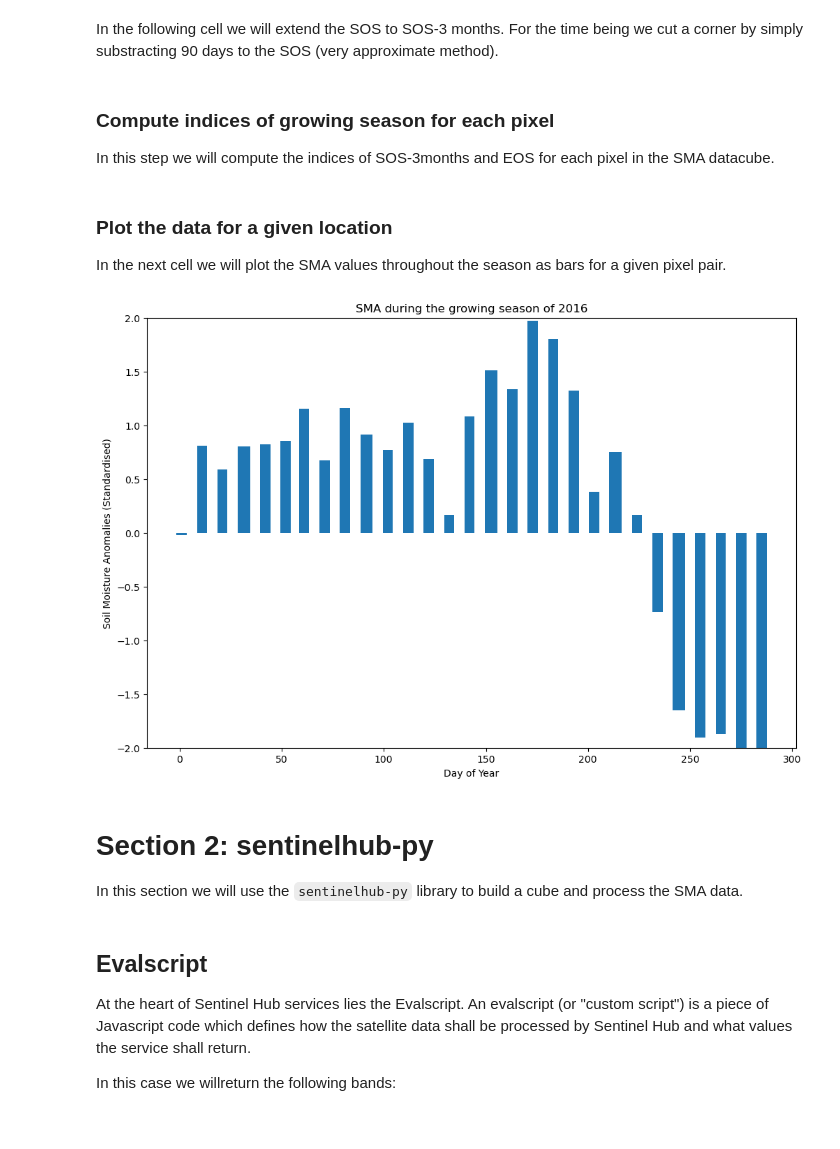
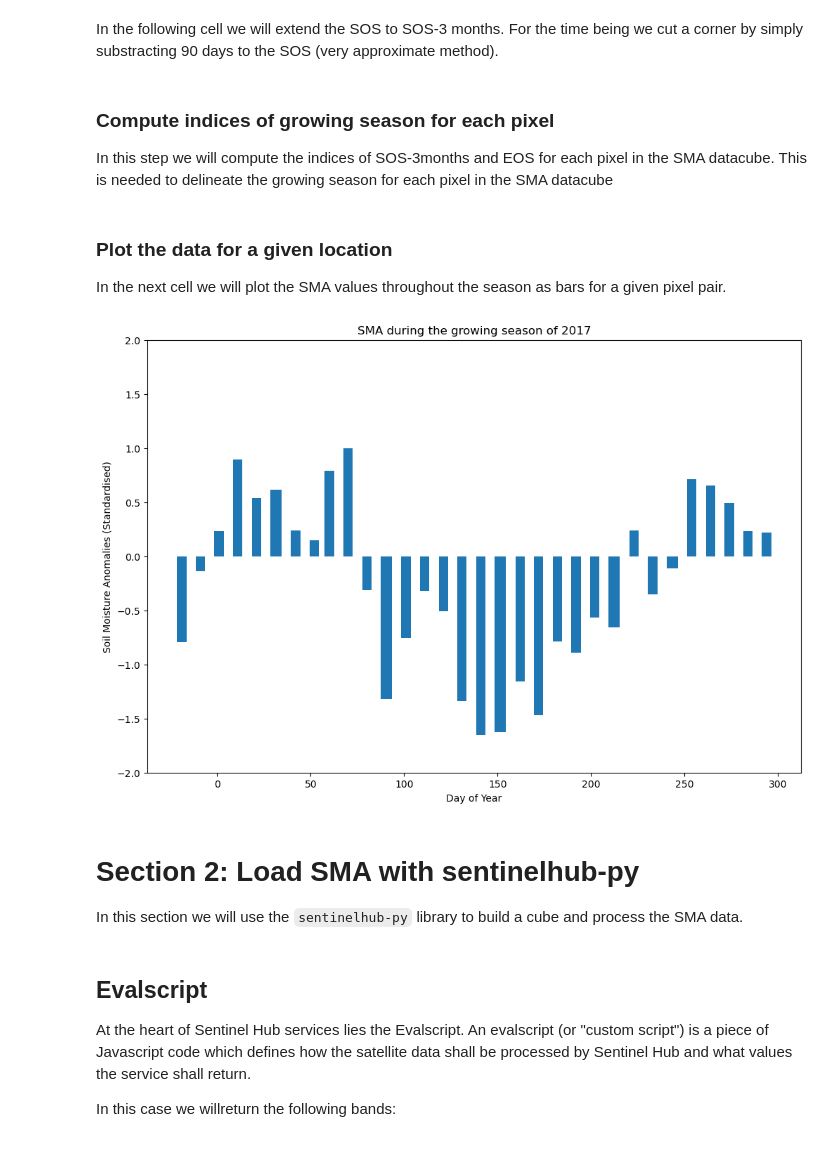
Before and after one commit to VITObelgium/HR-VPP-High-Resolution-Vegetation-Phenology-and-Productivity, a Jupyter notebook: scripts/usecases/notebooks/HR-VPP_drought_usecase.ipynb, the cells around one changed output. Cells and saved outputs as stored; diff of their text form; code cells hidden in the pictures.

```diff
--- a/scripts/usecases/notebooks/HR-VPP_drought_usecase.ipynb
+++ b/scripts/usecases/notebooks/HR-VPP_drought_usecase.ipynb
@@ -226,11 +217,11 @@ def create_xcube_data(band_names, aoi_coords, proj_code, time_period, collection
 
 Based on the previously determined bounding box, we set the projection for the datacubes and their spatial resolution.
 # %%
-# Projection code (see https://docs.sentinel-hub.com/api/latest/api/process/crs/)
-projection_code = "http://www.opengis.net/def/crs/EPSG/0/3035"
-
+projection_code_LAEA = "http://www.opengis.net/def/crs/EPSG/0/3035"
 # Spatial resolution in the units of the projection
-spatial_res = 500  # in meters
+spatial_res_SMA_MRVPP = 500  # in meters since LAEA projection
+spatial_res_CLC = 100 # original resolution of the CLC dataset
+spatial_res_HRVPP = 10
 # %% [markdown]
 ### Setup the Timesat datacube
 
@@ -240,7 +231,7 @@ The timesat collection (which includes the SOS and EOS datasets) contains a data
 time_range = ['{}-01-01'.format(years_names[0]), '{}-12-31'.format(years_names[-1])]
 time_period = '1d'
 band_names = ['sos', 'eos']
-timesat_xcube = create_xcube_data(band_names, aoi_coords_LAEA, projection_code, time_period, EEA_timesat_collection, sh_credentials, time_range, spatial_res = spatial_res)
+timesat_xcube = create_xcube_data(band_names, aoi_coords_LAEA, projection_code_LAEA, time_period, EEA_timesat_collection, sh_credentials, time_range, spatial_res = spatial_res_SMA_MRVPP)
 # %% [markdown]
 ### Setup the SMA datacube
 
@@ -260,7 +247,8 @@ end_date = '{}-12-31'.format(str(years_range[-1]))
 time_range = [start_date, end_date]
 band_names = ['anomaly']
 datatype = 'FLOAT32'
-sma_xcube = create_xcube_data(band_names, aoi_coords_LAEA, projection_code,  time_period,EEA_Soil_Moisture_collection, sh_credentials, time_range, spatial_res = spatial_res, datatype = datatype)
+sma_xcube = create_xcube_data(band_names, aoi_coords_LAEA, projection_code_LAEA,  time_period,EEA_Soil_Moisture_collection, sh_credentials, time_range,
+                              spatial_res = spatial_res_SMA_MRVPP, datatype = datatype)
 # %% [markdown]
 ### Set nodata values
 
@@ -596,7 +578,7 @@ timesat_xcube["sos_doy_3m"] = timesat_xcube["sos_doy"] - 90
 # %% [markdown]
 ### Compute indices of growing season for each pixel
 
-In this step we will compute the indices of SOS-3months and EOS for each pixel in the SMA datacube.
+In this step we will compute the indices of SOS-3months and EOS for each pixel in the SMA datacube. This is needed to delineate the growing season for each pixel in the SMA datacube
 # %%
 sampling_period_from_sos_to_eos(sma_xcube.time.data,timesat_xcube)
 # %% [markdown]
@@ -605,6 +587,15 @@ sampling_period_from_sos_to_eos(sma_xcube.time.data,timesat_xcube)
 In the next cell we will plot the SMA values throughout the season as bars for a given pixel pair.
 # %%
 def plot_pixel_time_series(cube, x_pixel, y_pixel, year, years_names, cube_sos_eos):
+    """Plot the SMA values during the growing season of a specific pixel and for a certain year.
+    :param: cube: the datacube with the SMA values
+    :param x_pixel: x pixel ID used for plotting
+    :param y_pixel: y pixel ID used for plotting
+    :param year: the year for which it should be plotted
+    :param years_names: the name of the years for which data is available
+    :param cube_sos_eos: datacube containing the start and end index to define the growing season with the SMA cube
+    :return: A temporal plot of the SMA values of a certain pixel
+    """
 
     index_year_cube = years_names.index(year)
     start_ind_year = cube_sos_eos.isel(time = index_year_cube)['SOS_start_ind'][x_pixel, y_pixel].values
@@ -632,12 +623,12 @@ def plot_pixel_time_series(cube, x_pixel, y_pixel, year, years_names, cube_sos_e
     ax.set_title("SMA during the growing season of {}".format(str(year)))
     plt.show()
 # %%
-year_Z_score_plotting = 2016
+year_Z_score_plotting = 2017
 plot_pixel_time_series(sma_xcube, 0, 0, year_Z_score_plotting, years_names, timesat_xcube)
 # %% [output]
-[figure, old version]
+[figure, new version]
 # %% [markdown]
-# Section 2: sentinelhub-py  <a id='shpy'></a>
+# Section 2: Load SMA with sentinelhub-py  <a id='shpy'></a>
 
 
 
```
Also changed, not shown: parts of 77 cells of this notebook.
